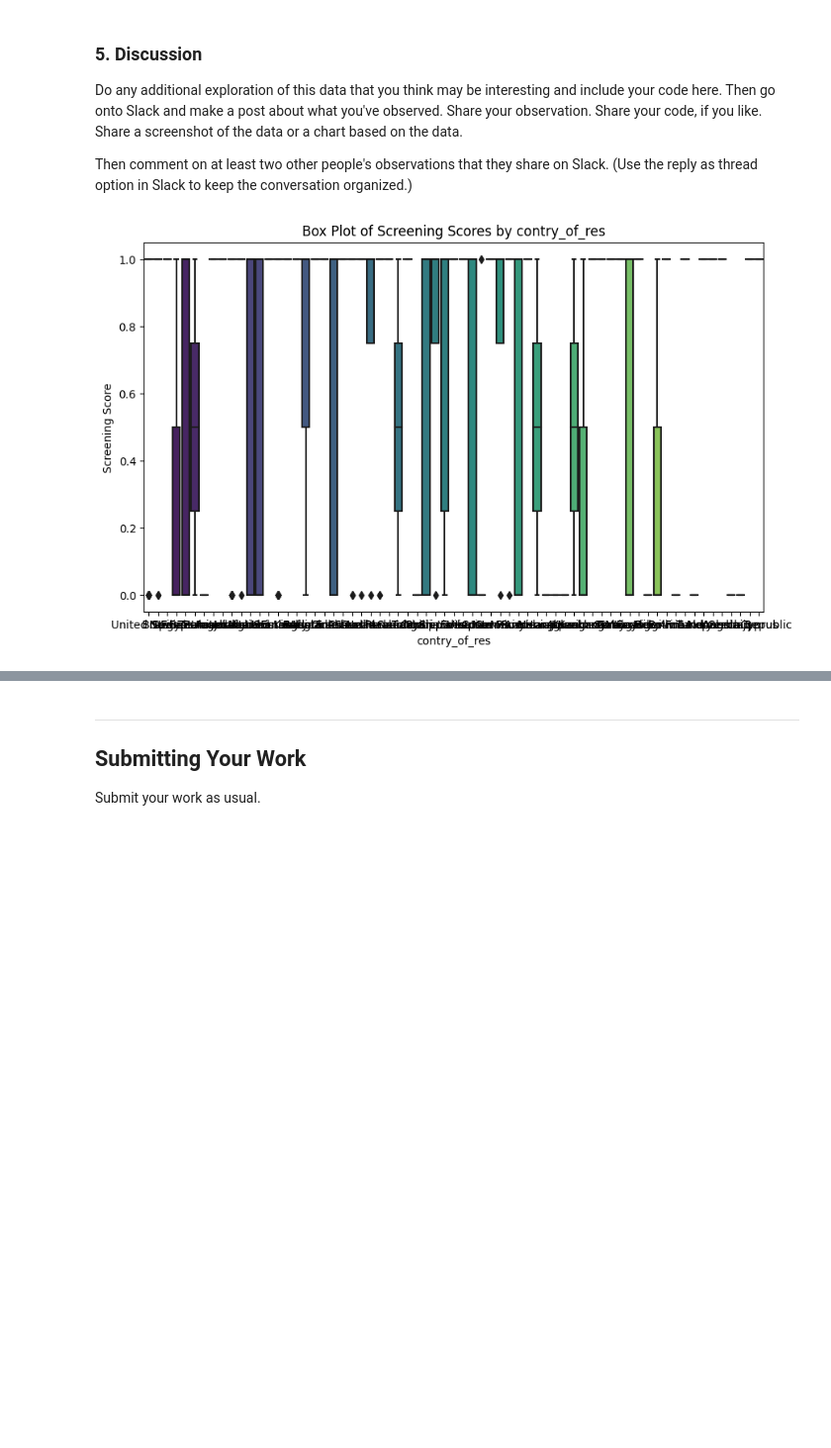
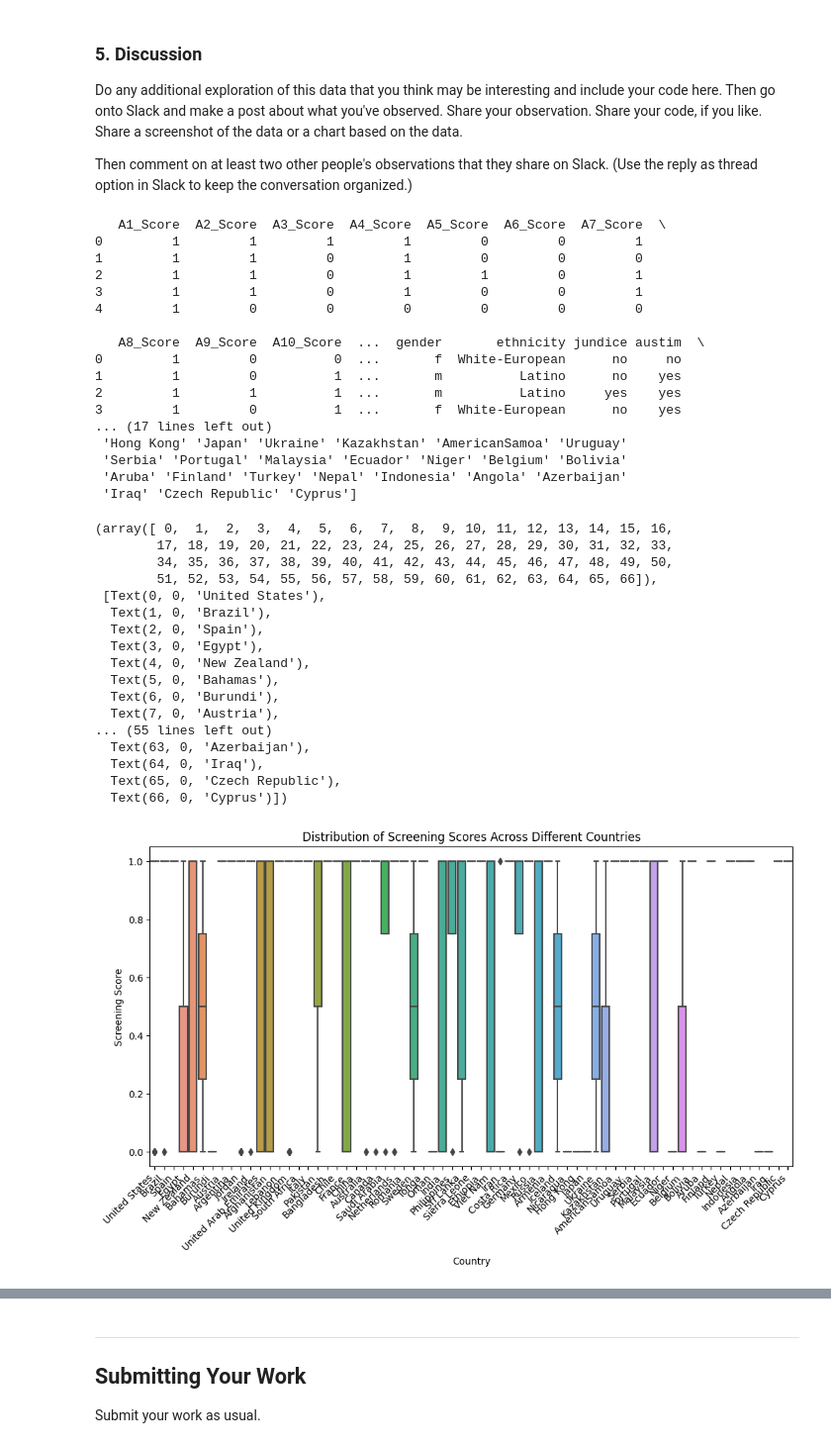
Before and after one commit to vsaathwika0904/hds5210-2023, a Jupyter notebook: week13/week13_assignment_2.ipynb, the cells around one changed output, grey strips where cells are left out. Shown: that part at 99% size. Saved outputs shown, nothing was run; the diff lists cells and outputs as text; code cells hidden in the pictures; blank space fills up the shorter version.

```diff
--- a/week13/week13_assignment_2.ipynb
+++ b/week13/week13_assignment_2.ipynb
@@ -84,33 +79,50 @@ plt.show()
 Do any additional exploration of this data that you think may be interesting and include your code here.  Then go onto Slack and make a post about what you've observed.  Share your observation.  Share your code, if you like.  Share a screenshot of the data or a chart based on the data.
 
 Then comment on at least two other people's observations that they share on Slack.  (Use the reply as thread option in Slack to keep the conversation organized.)
-# %%
-import pandas as pd
-import matplotlib.pyplot as plt
-import seaborn as sns
-
-
-data_path = '/content/autism_screening.csv'
-
-# Read the dataset into a pandas DataFrame
-df = pd.read_csv(data_path)
-
-# Check if the 'contry_of_res' and 'A1_Score' columns exist in the DataFrame
-required_columns = ['contry_of_res', 'A1_Score']
-if not all(column in df.columns for column in required_columns):
-    missing_columns = ', '.join(set(required_columns) - set(df.columns))
-    print(f"Error: Columns {missing_columns} not found in the dataset.")
-else:
-    # Create a box plot of screening scores by education level using Seaborn
-    plt.figure(figsize=(10, 6))
-    sns.boxplot(x='contry_of_res', y='A1_Score', data=df, palette='viridis')
-
-    # Add labels and title
-    plt.xlabel('contry_of_res')
-    plt.ylabel('Screening Score')
-    plt.title('Box Plot of Screening Scores by contry_of_res')
-
-    # Show the plot
-    plt.show()
-# %% [output]
-[figure, removed]
+# %%
+import seaborn as sns
+df = pd.read_csv('/content/autism_screening.csv')
+print(df.head())
+print("Unique countries in the dataset:", df['contry_of_res'].unique())
+plt.figure(figsize=(12, 6))
+sns.boxplot(x='contry_of_res', y='A1_Score', data=df)
+plt.xlabel('Country')
+plt.ylabel('Screening Score')
+plt.title('Distribution of Screening Scores Across Different Countries')
+plt.xticks(rotation=45, ha='right')
+# %% [output]
+   A1_Score  A2_Score  A3_Score  A4_Score  A5_Score  A6_Score  A7_Score  \
+0         1         1         1         1         0         0         1
+1         1         1         0         1         0         0         0
+2         1         1         0         1         1         0         1
+3         1         1         0         1         0         0         1
+4         1         0         0         0         0         0         0
+
+   A8_Score  A9_Score  A10_Score  ...  gender       ethnicity jundice austim  \
+0         1         0          0  ...       f  White-European      no     no
+1         1         0          1  ...       m          Latino      no    yes
+2         1         1          1  ...       m          Latino     yes    yes
+3         1         0          1  ...       f  White-European      no    yes
+... (17 lines left out)
+ 'Hong Kong' 'Japan' 'Ukraine' 'Kazakhstan' 'AmericanSamoa' 'Uruguay'
+ 'Serbia' 'Portugal' 'Malaysia' 'Ecuador' 'Niger' 'Belgium' 'Bolivia'
+ 'Aruba' 'Finland' 'Turkey' 'Nepal' 'Indonesia' 'Angola' 'Azerbaijan'
+ 'Iraq' 'Czech Republic' 'Cyprus']
+(array([ 0,  1,  2,  3,  4,  5,  6,  7,  8,  9, 10, 11, 12, 13, 14, 15, 16,
+        17, 18, 19, 20, 21, 22, 23, 24, 25, 26, 27, 28, 29, 30, 31, 32, 33,
+        34, 35, 36, 37, 38, 39, 40, 41, 42, 43, 44, 45, 46, 47, 48, 49, 50,
+        51, 52, 53, 54, 55, 56, 57, 58, 59, 60, 61, 62, 63, 64, 65, 66]),
+ [Text(0, 0, 'United States'),
+  Text(1, 0, 'Brazil'),
+  Text(2, 0, 'Spain'),
+  Text(3, 0, 'Egypt'),
+  Text(4, 0, 'New Zealand'),
+  Text(5, 0, 'Bahamas'),
+  Text(6, 0, 'Burundi'),
+  Text(7, 0, 'Austria'),
+... (55 lines left out)
+  Text(63, 0, 'Azerbaijan'),
+  Text(64, 0, 'Iraq'),
+  Text(65, 0, 'Czech Republic'),
+  Text(66, 0, 'Cyprus')])
+[figure, added]
```
Also changed, not shown: parts of 5 cells of this notebook.
